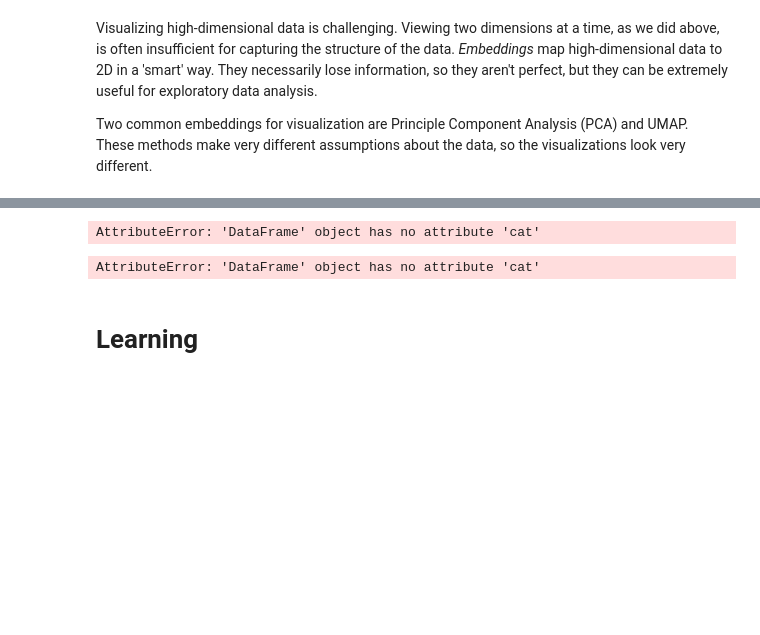
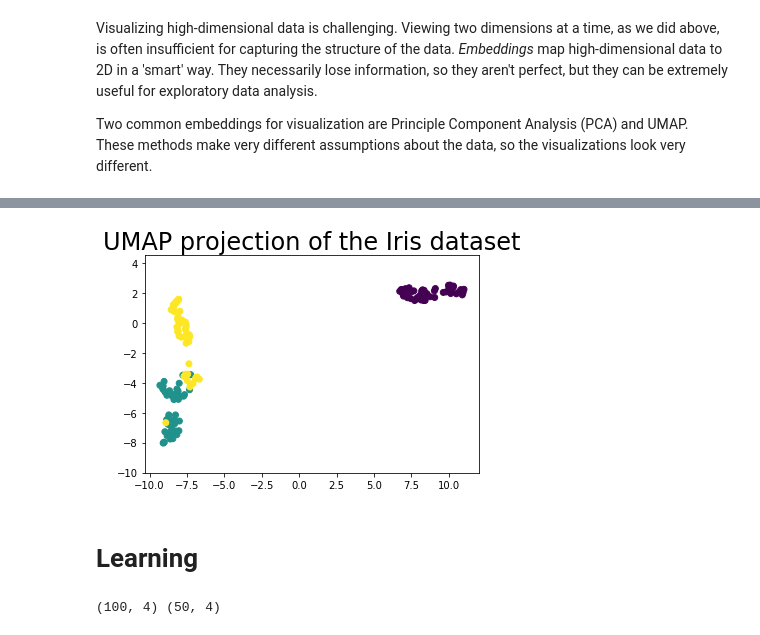
Before and after one commit to peterjsadowski/ics235, a Jupyter notebook: tutorials/01_Jupyter.ipynb, the cells around one changed output, grey strips where cells are left out. Drawn from its saved outputs; the diff is of its cells as text; code cells hidden in the pictures; blank space fills up the shorter version.

```diff
--- a/tutorials/01_Jupyter.ipynb
+++ b/tutorials/01_Jupyter.ipynb
@@ -118,19 +118,16 @@ Additional variance explained by PC2: 0.05
 # %%
 #!pip install umap-learn
 import umap
 
 X       = data.iloc[:,:4]
 reducer = umap.UMAP()
-X_umap  = reducer.fit_transform(X)
+X_umap  = reducer.fit_transform(
+    X)
 
-plt.scatter(X_umap[:, 0], X_umap[:, 1], c=data.cat.codes)
+plt.scatter(X_umap[:, 0], X_umap[:, 1], c=data['iris'].cat.codes)
 plt.gca().set_aspect('equal', 'datalim')
 plt.title('UMAP projection of the Iris dataset', fontsize=24);
 # %% [output]
-AttributeError: 'DataFrame' object has no attribute 'cat'
+[figure, added]
-# %%
-data.cat
-# %% [output]
-AttributeError: 'DataFrame' object has no attribute 'cat'
 # %% [markdown]
 # Learning
@@ -167,0 +149,16 @@ yhat
+# %%
+import numpy as np
+X = np.array(data.iloc[:,:4])
+Y = np.array(data['iris'].cat.codes)
+
+# Data set needs to be split into training and test so we can evaluate model.
+permutation = np.random.permutation(150) #creates an array of integers randomized from 1 - 150
+
+Xtrain = X[permutation[0: 100], :] #randmoizes 100 random Xtrain rows from Xtrain
+Xtest = X[permutation[100: 150], :] #randomizes 50 random Xtest rows from Xtest
+print(Xtrain.shape, Xtest.shape)
+
+Ytrain = Y[permutation[0:100]] #assigns the Ytrain classes to correct Xtrain rows
+Ytest = Y[permutation[100:150]] #assigns the Ytrue classes
+# %% [output]
+(100, 4) (50, 4)
```
Also changed, not shown: parts of 11 cells of this notebook.
